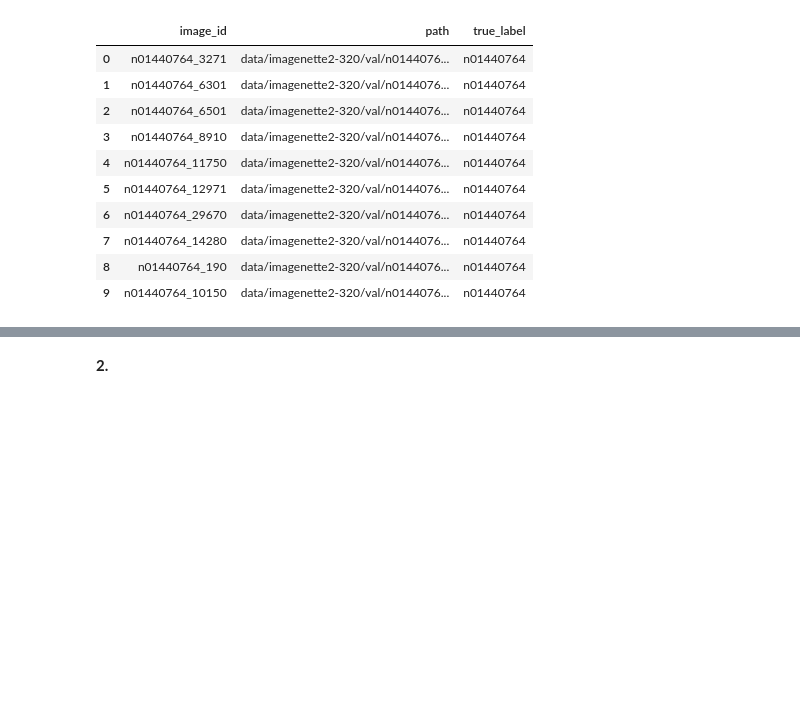
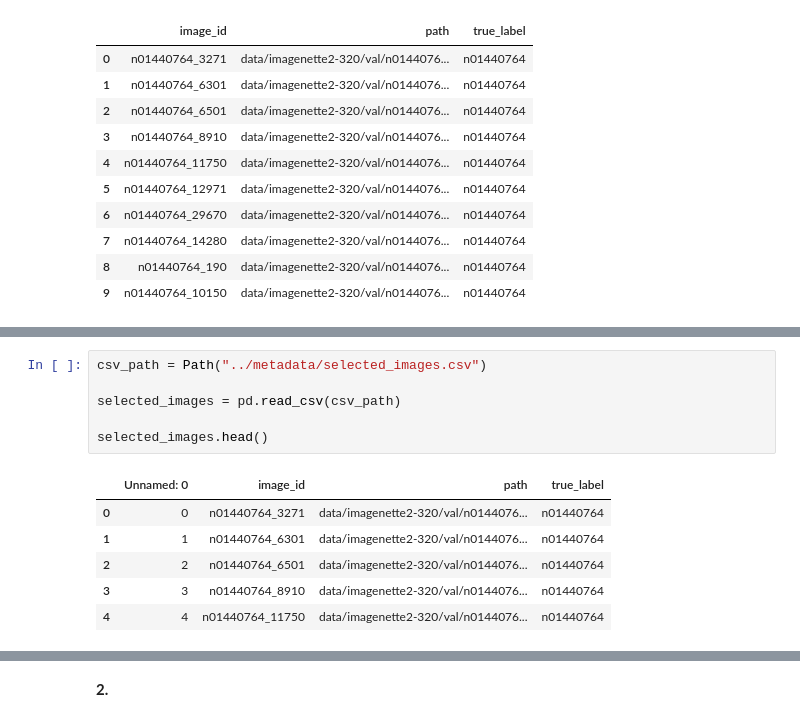
Before and after one commit to LindaFPayeras/model-lens-xai, a Jupyter notebook: notebooks/00_preparacion_datos.ipynb, the cells around one changed output, grey strips where cells are left out. Saved outputs shown, nothing was run; the diff lists cells and outputs as text; blank space fills up the shorter version.

```diff
--- a/notebooks/00_preparacion_datos.ipynb
+++ b/notebooks/00_preparacion_datos.ipynb
@@ -40,0 +71,13 @@ dataset.createFil_selectedImages(df)
+# %%
+csv_path = Path("../metadata/selected_images.csv")
+
+selected_images = pd.read_csv(csv_path)
+
+selected_images.head()
+# %% [output]
+|  | Unnamed: 0 | image_id | path | true_label |
+| 0 | 0 | n01440764_3271 | data/imagenette2-320/val/n0144076... | n01440764 |
+| 1 | 1 | n01440764_6301 | data/imagenette2-320/val/n0144076... | n01440764 |
+| 2 | 2 | n01440764_6501 | data/imagenette2-320/val/n0144076... | n01440764 |
+| 3 | 3 | n01440764_8910 | data/imagenette2-320/val/n0144076... | n01440764 |
+| 4 | 4 | n01440764_11750 | data/imagenette2-320/val/n0144076... | n01440764 |
```
Also changed, not shown: parts of 12 cells of this notebook.
